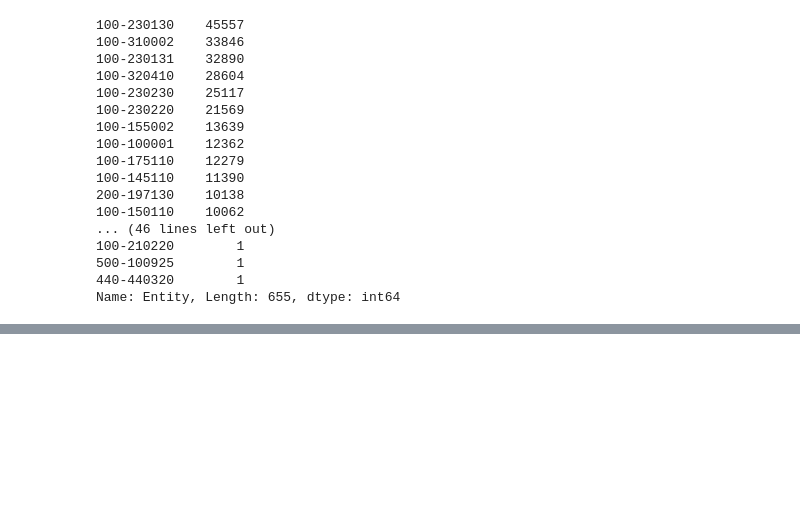
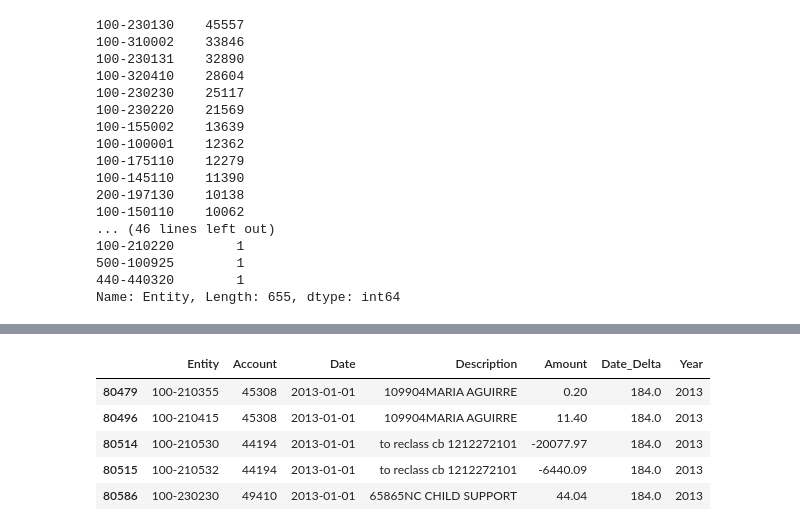
Before and after one commit to UNCG-CSE/Guilford_Financial, a Jupyter notebook: src/Trans2Regression.ipynb, the cells around one changed output, grey strips where cells are left out. Cells and saved outputs as stored; diff of their text form; code cells hidden in the pictures; blank space fills up the shorter version.

```diff
--- a/src/Trans2Regression.ipynb
+++ b/src/Trans2Regression.ipynb
@@ -61,0 +94,14 @@ plt.plot(data.index, data.Amount)
+# %%
+#divide transaction into revenue and expense data sets
+dataExp = data[data.Account >= 50000]
+dataRev = data[data.Account < 50000]
+dataExp2013 = data2013[data.Account >= 50000]
+dataRev2013 = data2013[data.Account < 50000]
+dataRev2013.head()
+# %% [output]
+|  | Entity | Account | Date | Description | Amount | Date_Delta | Year |
+| 80479 | 100-210355 | 45308 | 2013-01-01 | 109904MARIA AGUIRRE | 0.20 | 184.0 | 2013 |
+| 80496 | 100-210415 | 45308 | 2013-01-01 | 109904MARIA AGUIRRE | 11.40 | 184.0 | 2013 |
+| 80514 | 100-210530 | 44194 | 2013-01-01 | to reclass cb 1212272101 | -20077.97 | 184.0 | 2013 |
+| 80515 | 100-210532 | 44194 | 2013-01-01 | to reclass cb 1212272101 | -6440.09 | 184.0 | 2013 |
+| 80586 | 100-230230 | 49410 | 2013-01-01 | 65865NC CHILD SUPPORT | 44.04 | 184.0 | 2013 |
```
Also changed, not shown: parts of 7 cells of this notebook, 1 other file.
